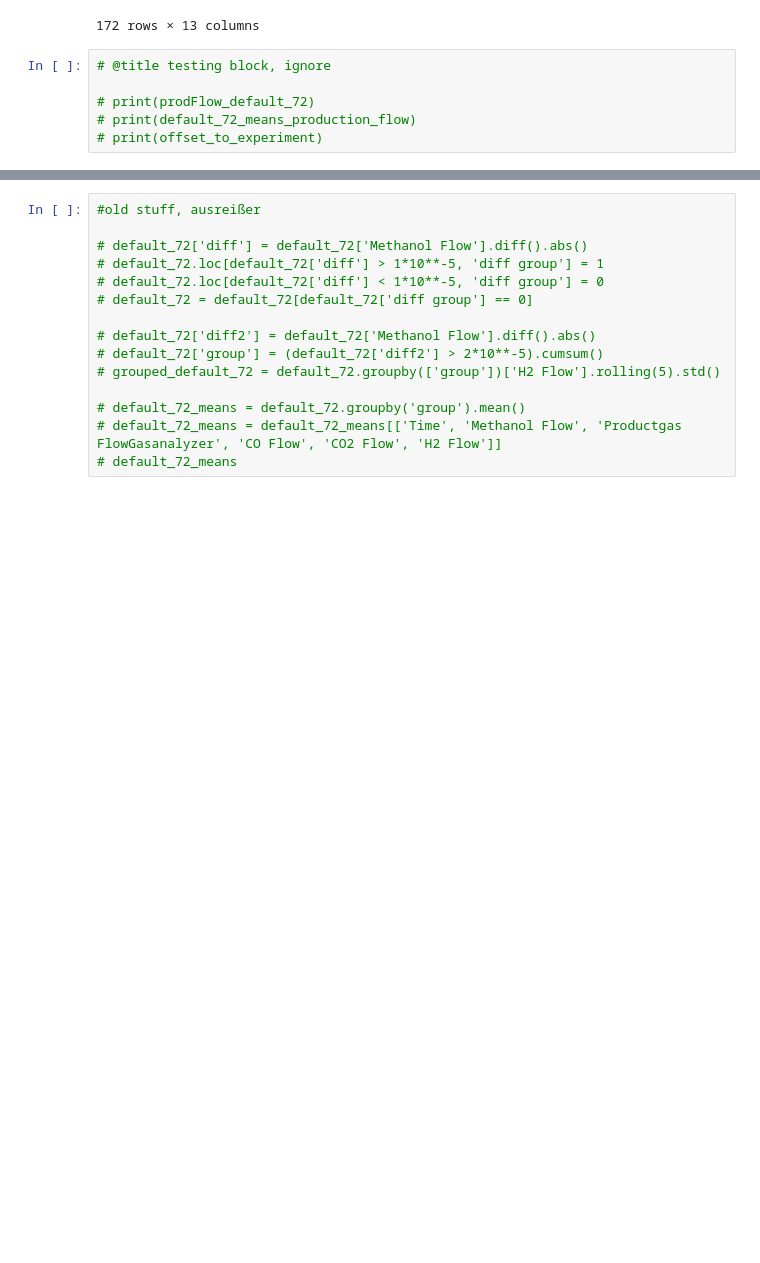
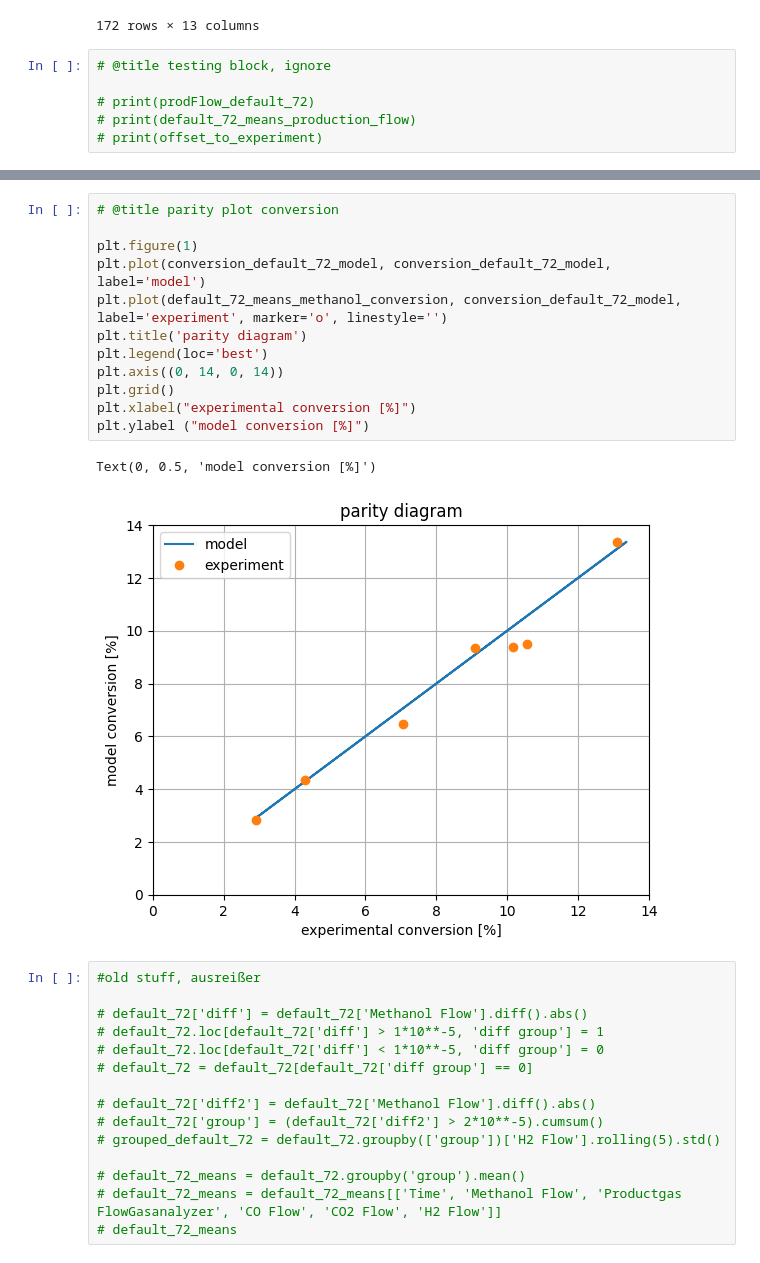
Before and after one commit to DanielGreiner/Masterarbeit, a Jupyter notebook: Model_reactor_1D_steady_state_isothermal.ipynb, the cells around one changed output, grey strips where cells are left out. Saved outputs shown, nothing was run; the diff lists cells and outputs as text; blank space fills up the shorter version.

```diff
--- a/Model_reactor_1D_steady_state_isothermal.ipynb
+++ b/Model_reactor_1D_steady_state_isothermal.ipynb
@@ -1147,3 +1170,18 @@ Text(0, 0.5, 'modelflowrate [ml min$^{-1}$]')
+# %%
+# @title parity plot conversion
+
+plt.figure(1)
+plt.plot(conversion_default_72_model, conversion_default_72_model, label='model')
+plt.plot(default_72_means_methanol_conversion, conversion_default_72_model, label='experiment', marker='o', linestyle='')
+plt.title('parity diagram')
+plt.legend(loc='best')
+plt.axis((0, 14, 0, 14))
+plt.grid()
+plt.xlabel("experimental conversion [%]")
+plt.ylabel ("model conversion [%]")
+# %% [output]
+Text(0, 0.5, 'model conversion [%]')
+[figure, added]
 # %%
 #old stuff, ausreißer
 
```
Also changed, not shown: parts of 13 cells of this notebook.
